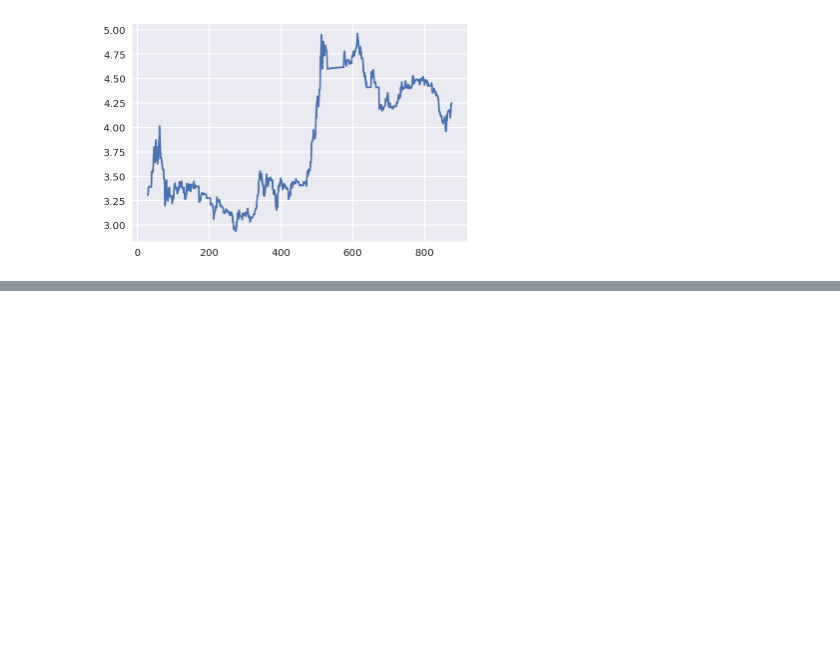
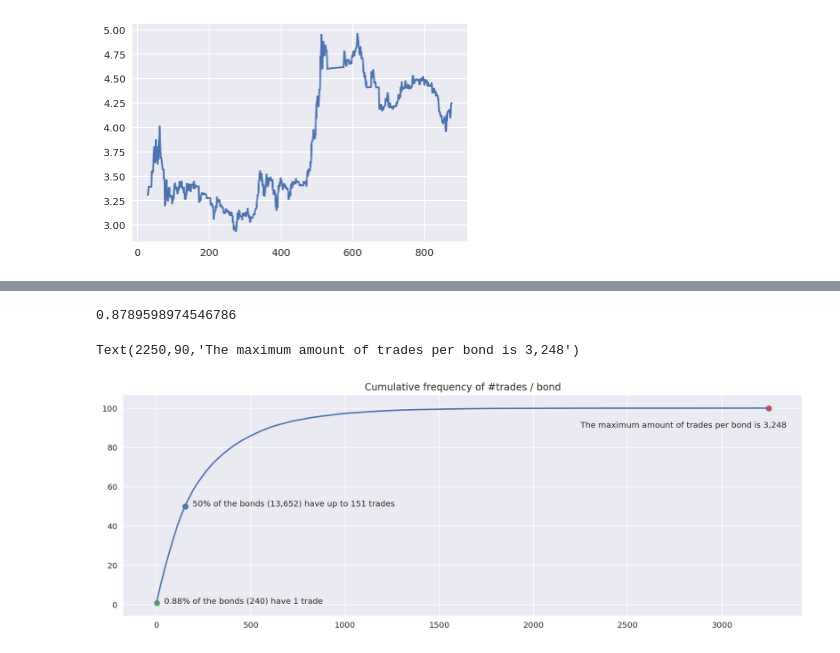
Before and after one commit to Robert-Aduviri/DSG-2018-Qualifiers, a Jupyter notebook: notebooks/robert/RA-01-EDA.ipynb, the cells around one changed output, grey strips where cells are left out. Drawn from its saved outputs; the diff is of its cells as text; code cells hidden in the pictures; blank space fills up the shorter version.

```diff
--- a/notebooks/robert/RA-01-EDA.ipynb
+++ b/notebooks/robert/RA-01-EDA.ipynb
@@ -281,0 +414,19 @@ macro['Swap_CNH30Y'].plot()
+# %%
+100*240/27305
+# %% [output]
+0.8789598974546786
+# %%
+trade_counts = trade.groupby('IsinIdx').size().value_counts().sort_index()
+ax = (trade_counts.cumsum()/trade_counts.sum()*100).plot(figsize=(15,5),
+                            title='Cumulative frequency of #trades / bond')
+# ax.set_xlim(left=-100, right=2400)
+ax.scatter(151, 50)
+ax.annotate('50% of the bonds (13,652) have up to 151 trades', (191, 50))
+ax.scatter(1, 100*240/27305)
+ax.annotate('0.88% of the bonds (240) have 1 trade', (40, 100*204/27305))
+ax.scatter(3248, 100)
+ax.annotate('The maximum amount of trades per bond is 3,248', (2250, 90))
+# Trades count per customer (cum distribution)
+# %% [output]
+Text(2250,90,'The maximum amount of trades per bond is 3,248')
+[figure, added]
```
Also changed, not shown: parts of 22 cells of this notebook, 2 other files.
